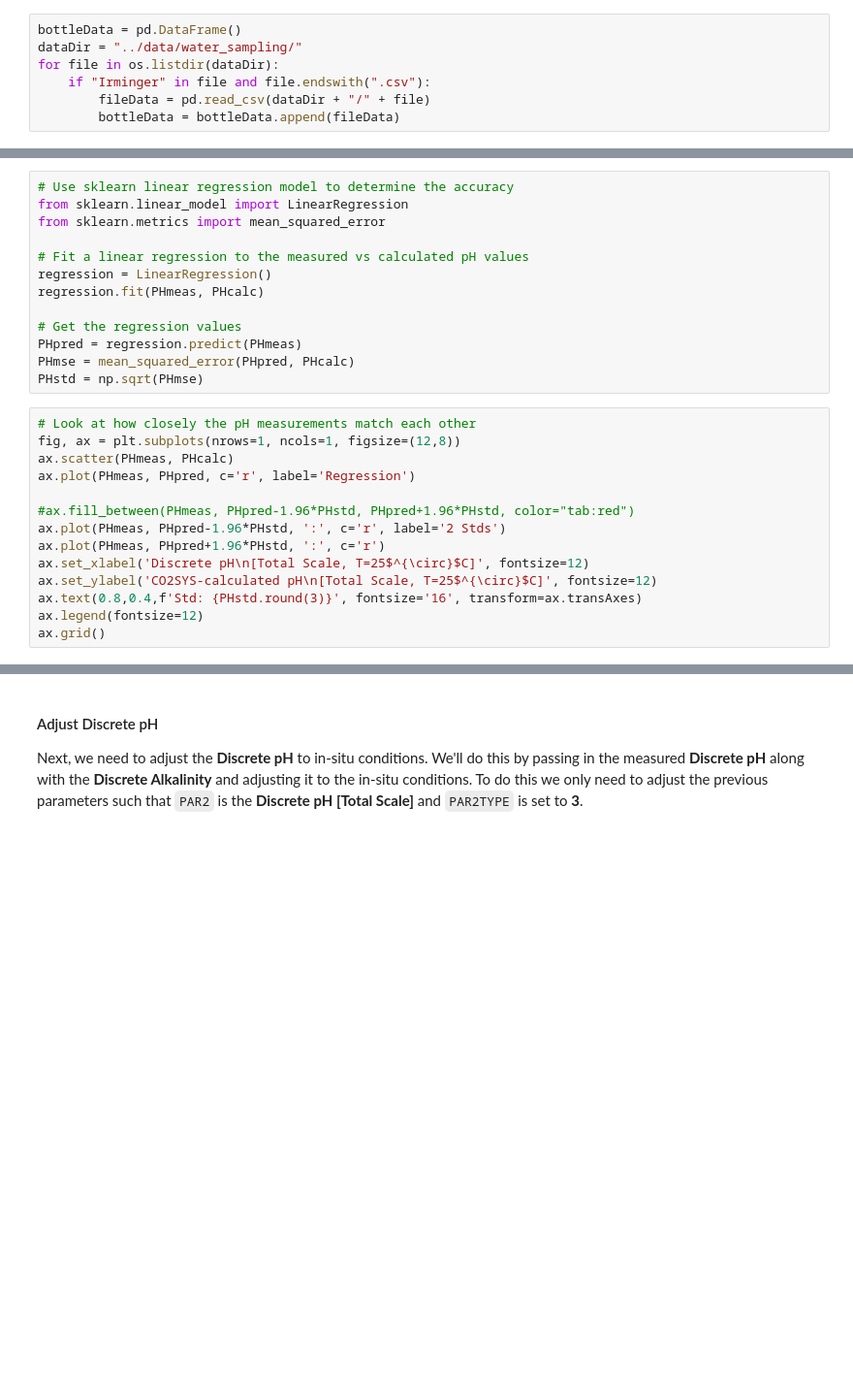
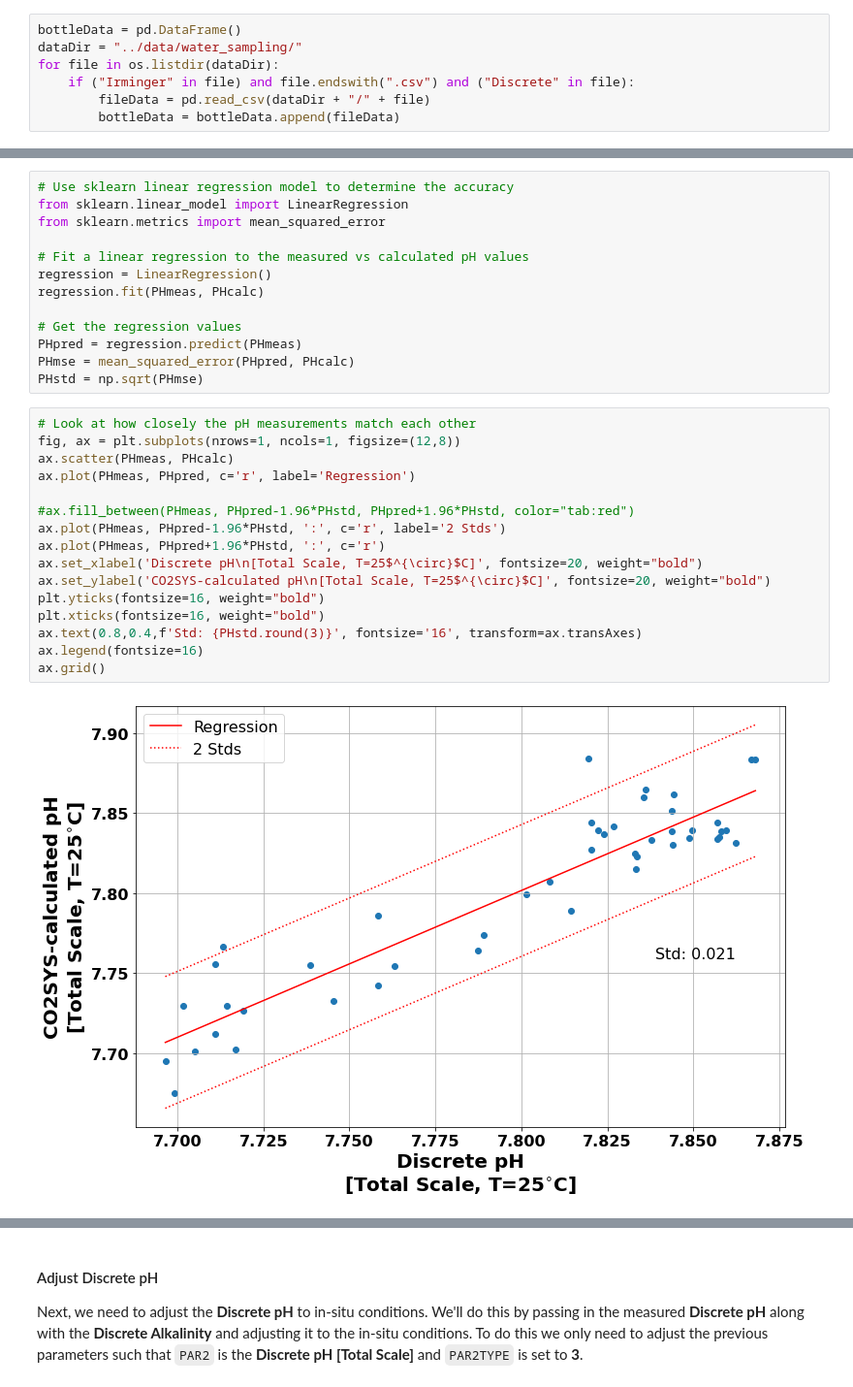
Before and after one commit to reedan88/Ocean-Sciences-2022, a Jupyter notebook: carbon_system/scripts/Bottle_Data.ipynb, the cells around one changed output, grey strips where cells are left out. Shown at 97% size. Cells and saved outputs as stored; diff of their text form; blank space fills up the shorter version.

```diff
--- a/carbon_system/scripts/Bottle_Data.ipynb
+++ b/carbon_system/scripts/Bottle_Data.ipynb
@@ -37,7 +45,7 @@ First, we're going to load, clean, and process the discrete water sampling from
 bottleData = pd.DataFrame()
 dataDir = "../data/water_sampling/"
 for file in os.listdir(dataDir):
-    if "Irminger" in file and file.endswith(".csv"):
+    if ("Irminger" in file) and file.endswith(".csv") and ("Discrete" in file):
         fileData = pd.read_csv(dataDir + "/" + file)
         bottleData = bottleData.append(fileData)
 # %% [markdown]
@@ -235,14 +266,18 @@ PHstd = np.sqrt(PHmse)
 # %%
 # Look at how closely the pH measurements match each other
 fig, ax = plt.subplots(nrows=1, ncols=1, figsize=(12,8))
 ax.scatter(PHmeas, PHcalc)
 ax.plot(PHmeas, PHpred, c='r', label='Regression')
 
 #ax.fill_between(PHmeas, PHpred-1.96*PHstd, PHpred+1.96*PHstd, color="tab:red")
 ax.plot(PHmeas, PHpred-1.96*PHstd, ':', c='r', label='2 Stds')
 ax.plot(PHmeas, PHpred+1.96*PHstd, ':', c='r')
-ax.set_xlabel('Discrete pH\n[Total Scale, T=25$^{\circ}$C]', fontsize=12)
-ax.set_ylabel('CO2SYS-calculated pH\n[Total Scale, T=25$^{\circ}$C]', fontsize=12)
+ax.set_xlabel('Discrete pH\n[Total Scale, T=25$^{\circ}$C]', fontsize=20, weight="bold")
+ax.set_ylabel('CO2SYS-calculated pH\n[Total Scale, T=25$^{\circ}$C]', fontsize=20, weight="bold")
+plt.yticks(fontsize=16, weight="bold")
+plt.xticks(fontsize=16, weight="bold")
 ax.text(0.8,0.4,f'Std: {PHstd.round(3)}', fontsize='16', transform=ax.transAxes)
-ax.legend(fontsize=12)
+ax.legend(fontsize=16)
 ax.grid()
+# %% [output]
+[figure, added]
```
Also changed, not shown: parts of 9 cells of this notebook.
